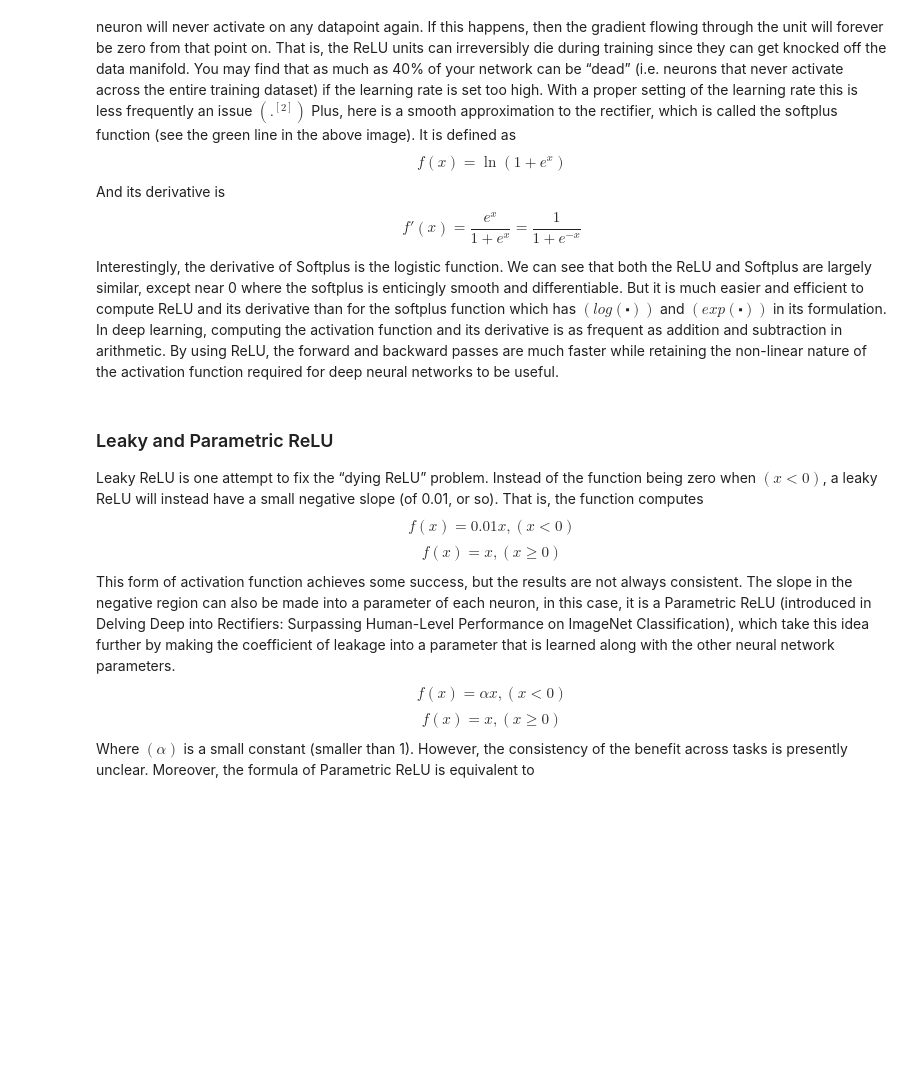
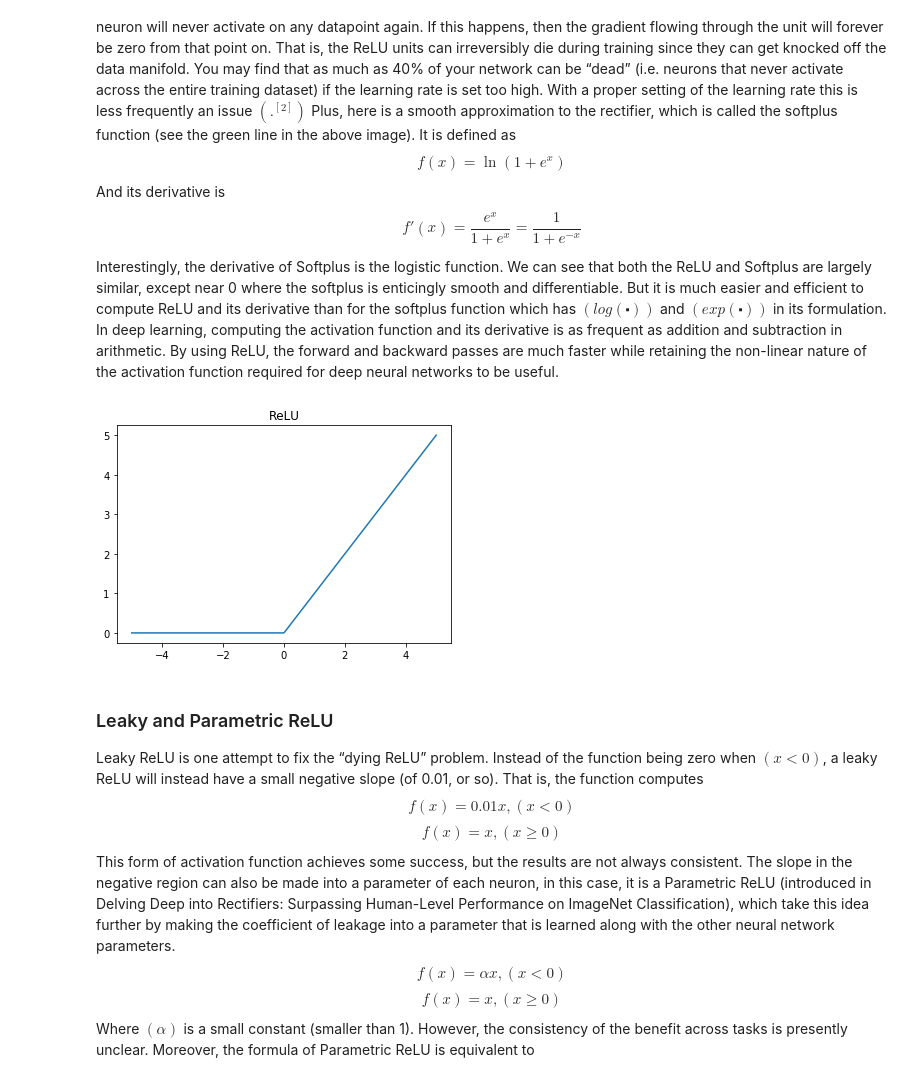
Before and after one commit to rashed091/NeuralNetwork, a Jupyter notebook: Lecture07 - Activation Functions.ipynb, the cells around one changed output. Drawn from its saved outputs; the diff is of its cells as text; code cells hidden in the pictures; blank space fills up the shorter version.

```diff
--- a/Lecture07 - Activation Functions.ipynb
+++ b/Lecture07 - Activation Functions.ipynb
@@ -43,6 +67,15 @@ $$
 f'(x)=\frac{e^{x}}{1+e^{x}}=\frac{1}{1+e^{-x}}
 $$
 Interestingly, the derivative of Softplus is the logistic function. We can see that both the ReLU and Softplus are largely similar, except near 0 where the softplus is enticingly smooth and differentiable. But it is much easier and efficient to compute ReLU and its derivative than for the softplus function which has $(log(\centerdot))$ and $(exp(\centerdot))$ in its formulation. In deep learning, computing the activation function and its derivative is as frequent as addition and subtraction in arithmetic. By using ReLU, the forward and backward passes are much faster while retaining the non-linear nature of the activation function required for deep neural networks to be useful.
+# %%
+activation = nn.ReLU()
+out = activation(x)
+
+plt.plot(x.numpy(), out.numpy())
+plt.title('ReLU')
+plt.show()
+# %% [output]
+[figure, added]
 # %% [markdown]
 ### Leaky and Parametric ReLU
 Leaky ReLU is one attempt to fix the “dying ReLU” problem. Instead of the function being zero when $(x<0)$, a leaky ReLU will instead have a small negative slope (of 0.01, or so). That is, the function computes
```
Also changed, not shown: parts of 7 cells of this notebook.
